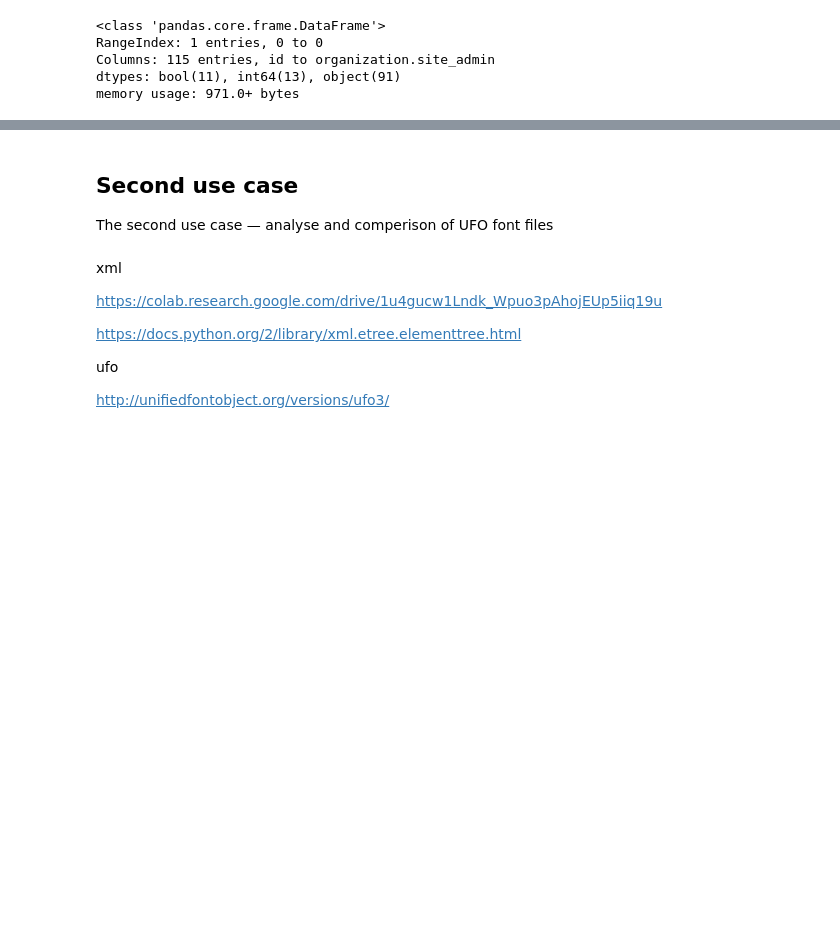
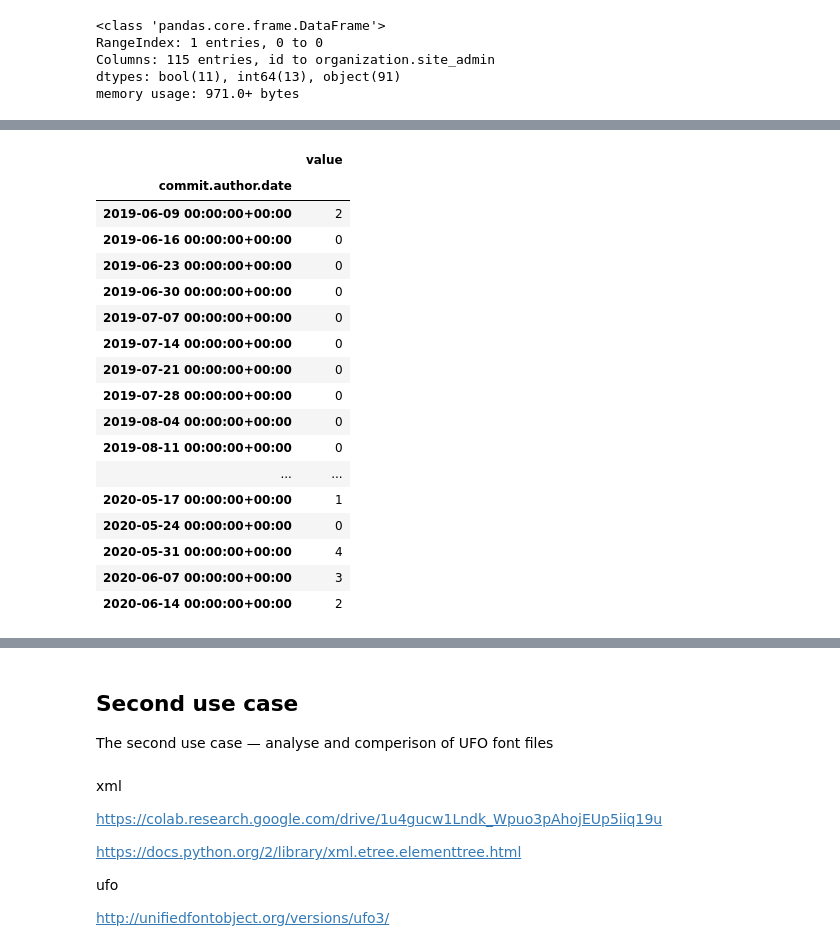
Before and after one commit to kuzminadya/FHP-infovis-py, a Jupyter notebook: Data_Dossier.ipynb, the cells around one changed output, grey strips where cells are left out. Drawn from its saved outputs; the diff is of its cells as text; code cells hidden in the pictures; blank space fills up the shorter version.

```diff
--- a/Data_Dossier.ipynb
+++ b/Data_Dossier.ipynb
@@ -182,0 +273,22 @@ Couinting amount of commits for each day
+# %%
+week = df_repo_table_red.resample("W").sum()
+week
+# %% [output]
+|  | value |
+| commit.author.date |  |
+| 2019-06-09 00:00:00+00:00 | 2 |
+| 2019-06-16 00:00:00+00:00 | 0 |
+| 2019-06-23 00:00:00+00:00 | 0 |
+| 2019-06-30 00:00:00+00:00 | 0 |
+| 2019-07-07 00:00:00+00:00 | 0 |
+| 2019-07-14 00:00:00+00:00 | 0 |
+| 2019-07-21 00:00:00+00:00 | 0 |
+| 2019-07-28 00:00:00+00:00 | 0 |
+| 2019-08-04 00:00:00+00:00 | 0 |
+| 2019-08-11 00:00:00+00:00 | 0 |
+| ... | ... |
+| 2020-05-17 00:00:00+00:00 | 1 |
+| 2020-05-24 00:00:00+00:00 | 0 |
+| 2020-05-31 00:00:00+00:00 | 4 |
+| 2020-06-07 00:00:00+00:00 | 3 |
+| 2020-06-14 00:00:00+00:00 | 2 |
```
Also changed, not shown: parts of 56 cells of this notebook.
